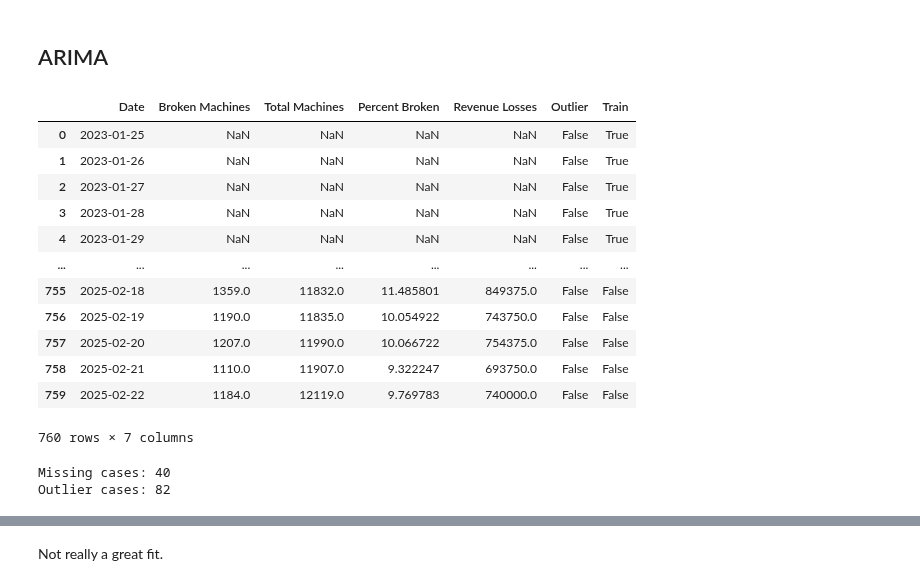
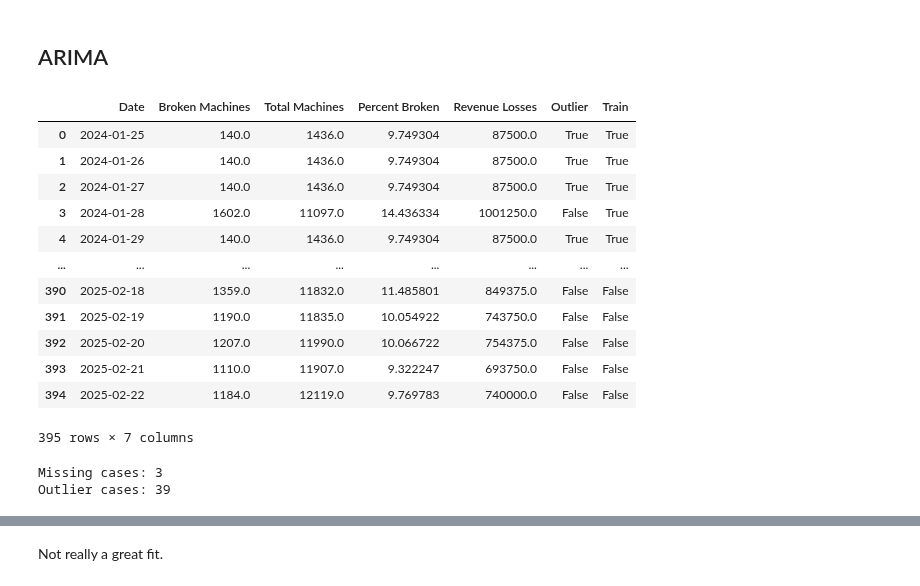
Before and after one commit to ijyliu/mcbroken-forecasting, a Jupyter notebook: Experimental Notebooks/Forecasts/ARIMA.ipynb, the cells around one changed output, grey strips where cells are left out. Cells and saved outputs as stored; diff of their text form; code cells hidden in the pictures.

```diff
--- a/Experimental Notebooks/Forecasts/ARIMA.ipynb
+++ b/Experimental Notebooks/Forecasts/ARIMA.ipynb
@@ -32,23 +34,23 @@ df
 # %% [markdown]
 ## ARIMA
 # %%
-# Limit to past 2 years + test period
-df = df.iloc[-(2 * 365 + 30):].reset_index(drop=True)
+# Limit to past year + test period
+df = df.iloc[-(365 + 30):].reset_index(drop=True)
 df
 # %% [output]
 |  | Date | Broken Machines | Total Machines | Percent Broken | Revenue Losses | Outlier | Train |
-| 0 | 2023-01-25 | NaN | NaN | NaN | NaN | False | True |
-| 1 | 2023-01-26 | NaN | NaN | NaN | NaN | False | True |
-| 2 | 2023-01-27 | NaN | NaN | NaN | NaN | False | True |
-| 3 | 2023-01-28 | NaN | NaN | NaN | NaN | False | True |
-| 4 | 2023-01-29 | NaN | NaN | NaN | NaN | False | True |
+| 0 | 2024-01-25 | 140.0 | 1436.0 | 9.749304 | 87500.0 | True | True |
+| 1 | 2024-01-26 | 140.0 | 1436.0 | 9.749304 | 87500.0 | True | True |
+| 2 | 2024-01-27 | 140.0 | 1436.0 | 9.749304 | 87500.0 | True | True |
+| 3 | 2024-01-28 | 1602.0 | 11097.0 | 14.436334 | 1001250.0 | False | True |
+| 4 | 2024-01-29 | 140.0 | 1436.0 | 9.749304 | 87500.0 | True | True |
 | ... | ... | ... | ... | ... | ... | ... | ... |
-| 755 | 2025-02-18 | 1359.0 | 11832.0 | 11.485801 | 849375.0 | False | False |
-| 756 | 2025-02-19 | 1190.0 | 11835.0 | 10.054922 | 743750.0 | False | False |
-| 757 | 2025-02-20 | 1207.0 | 11990.0 | 10.066722 | 754375.0 | False | False |
-| 758 | 2025-02-21 | 1110.0 | 11907.0 | 9.322247 | 693750.0 | False | False |
-| 759 | 2025-02-22 | 1184.0 | 12119.0 | 9.769783 | 740000.0 | False | False |
+| 390 | 2025-02-18 | 1359.0 | 11832.0 | 11.485801 | 849375.0 | False | False |
+| 391 | 2025-02-19 | 1190.0 | 11835.0 | 10.054922 | 743750.0 | False | False |
+| 392 | 2025-02-20 | 1207.0 | 11990.0 | 10.066722 | 754375.0 | False | False |
+| 393 | 2025-02-21 | 1110.0 | 11907.0 | 9.322247 | 693750.0 | False | False |
+| 394 | 2025-02-22 | 1184.0 | 12119.0 | 9.769783 | 740000.0 | False | False |
-760 rows × 7 columns
+395 rows × 7 columns
 # %%
 # Count missing and outlier cases
 print('Missing cases:', df['Revenue Losses'].isnull().sum())
@@ -56,5 +58,5 @@ print('Missing cases:', df['Revenue Losses'].isnull().sum())
 df['Missing'] = df['Revenue Losses'].isnull()
 print('Outlier cases:', df['Outlier'].sum())
 # %% [output]
-Missing cases: 40
-Outlier cases: 82
+Missing cases: 3
+Outlier cases: 39
```
Also changed, not shown: parts of 19 cells of this notebook, 3 other files.
